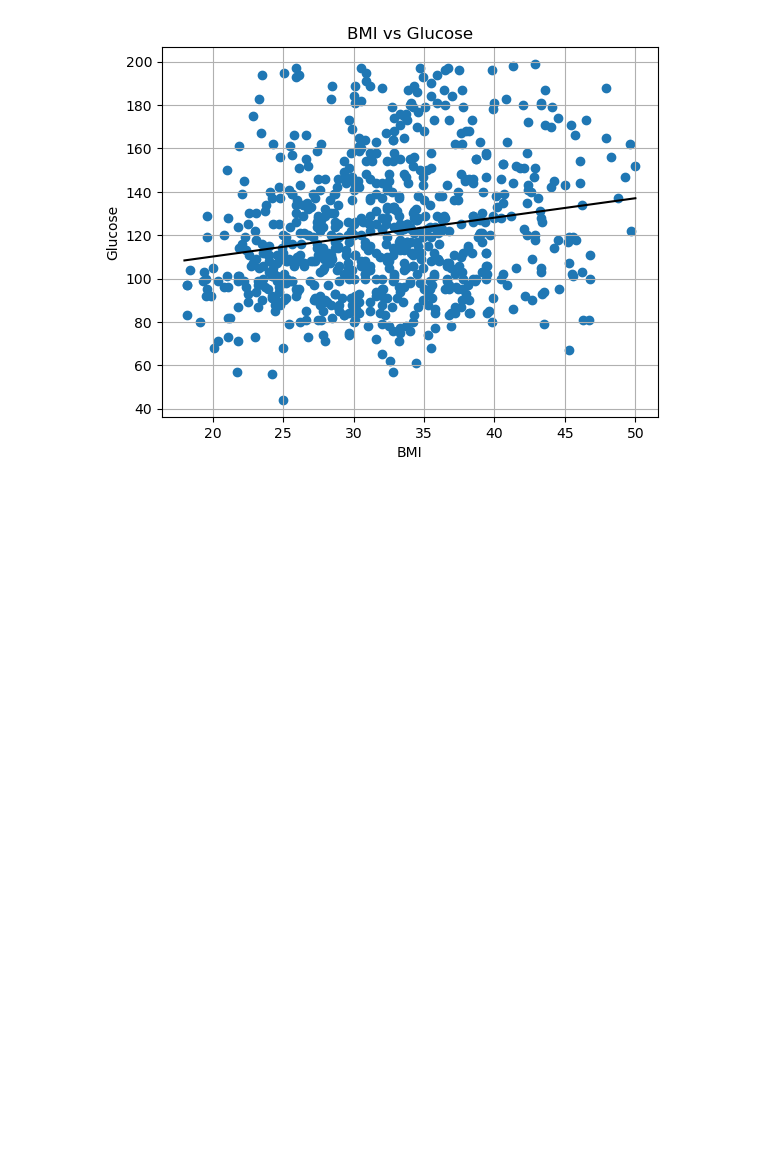
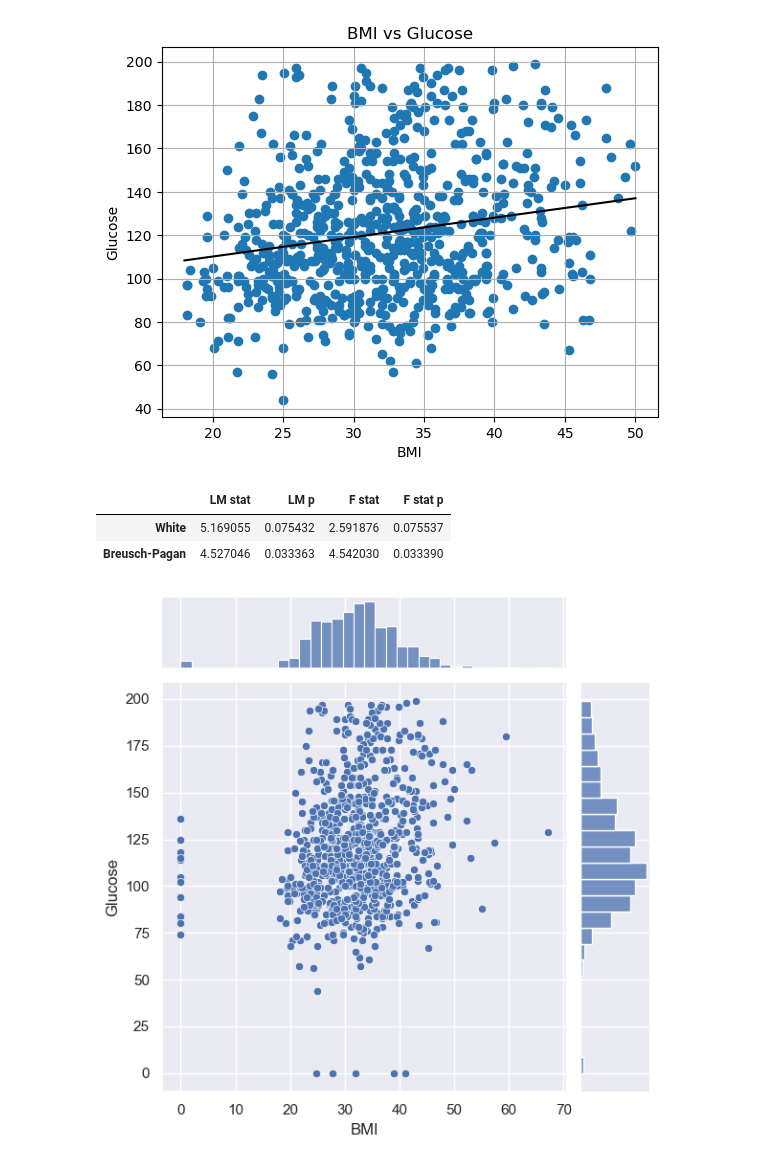
Before and after one commit to jumabekov02/diabetes-analysis-2, a Jupyter notebook: notebook/01_EDA.ipynb, the cells around one changed output. Cells and saved outputs as stored; diff of their text form; code cells hidden in the pictures; blank space fills up the shorter version.

Commit message:
Jointplot

```diff
--- a/notebook/01_EDA.ipynb
+++ b/notebook/01_EDA.ipynb
@@ -154,15 +154,27 @@ plt.show()
 # %% [output]
 [figure]
 # %%
-from statsmodels.stats.diagnostic import het_breushpagan
+from statsmodels.stats.diagnostic import het_breuschpagan
 from statsmodels.stats.diagnostic import het_white
 from statsmodels.formula.api import ols
 
 model = ols(formula='Glucose~BMI', data=df).fit()
 
 white_test = het_white(model.resid, model.model.exog)
-breushpagan_test
+breushpagan_test = het_breuschpagan(model.resid, model.model.exog)
 
 output_df = pd.DataFrame(columns=['LM stat', 'LM p', 'F stat', 'F stat p'])
 output_df.loc['White'] = white_test
 output_df.loc['Breusch-Pagan'] = breushpagan_test
+
+output_df
+# %% [output]
+|  | LM stat | LM p | F stat | F stat p |
+| White | 5.169055 | 0.075432 | 2.591876 | 0.075537 |
+| Breusch-Pagan | 4.527046 | 0.033363 | 4.542030 | 0.033390 |
+# %%
+import seaborn as sns
+sns.set(color_codes=True)
+sns.jointplot(x="BMI", y="Glucose", data=df);
+# %% [output]
+[figure, added]
```
